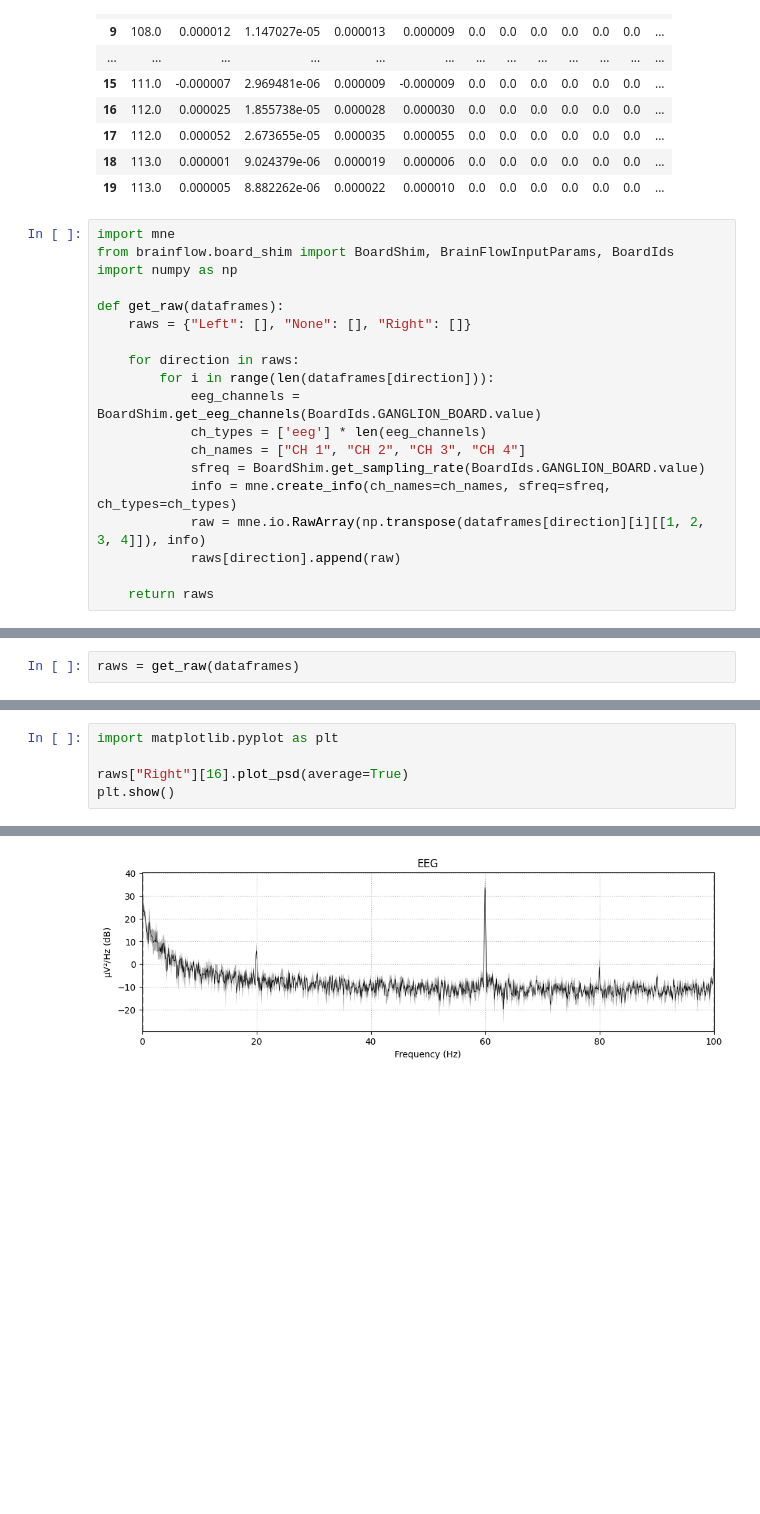
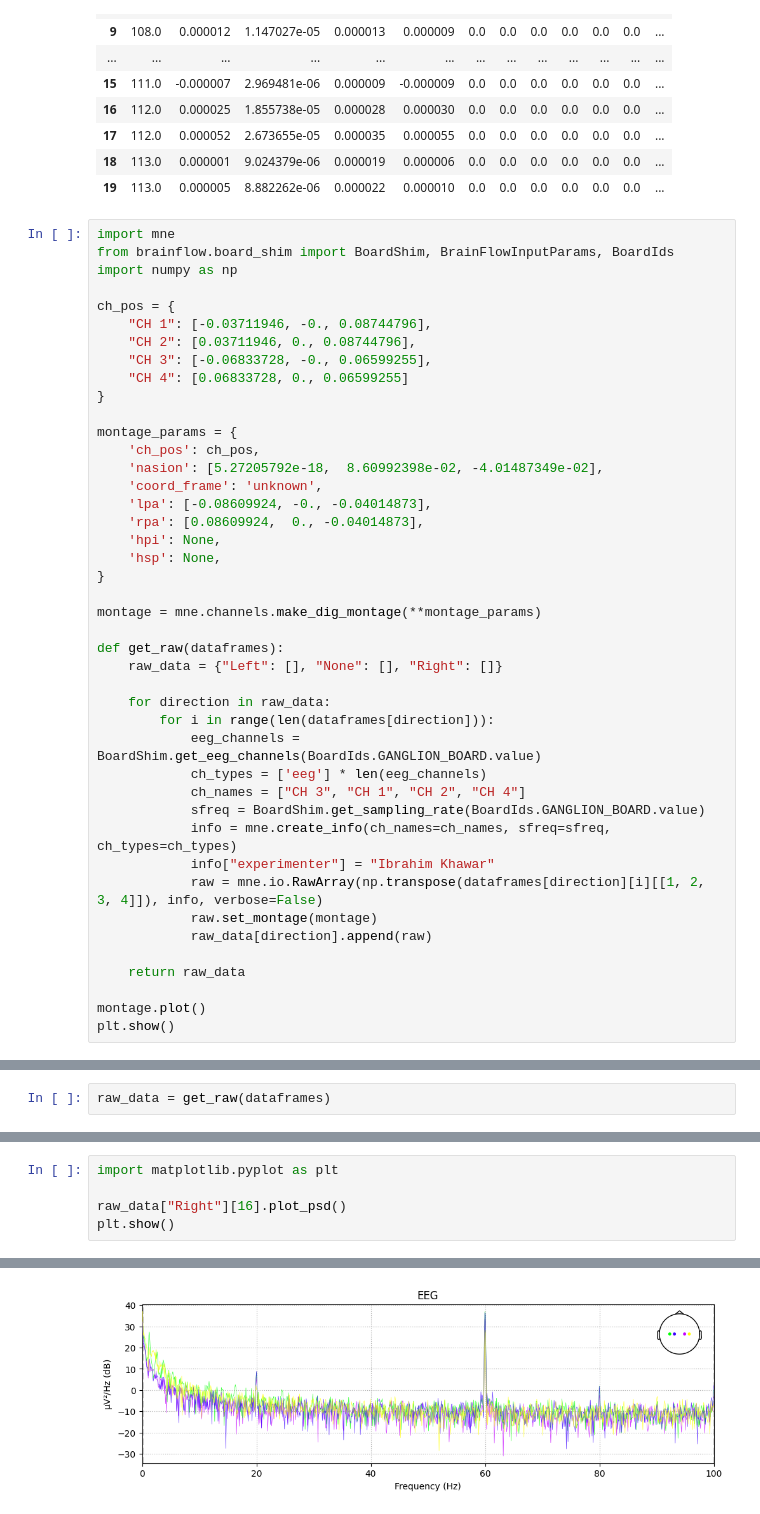
Before and after one commit to Ibrahim925/Light-Nesis, a Jupyter notebook: training.ipynb, the cells around one changed output, grey strips where cells are left out. Drawn from its saved outputs; the diff is of its cells as text; blank space fills up the shorter version.

Commit message:
Add montage and data filtering

```diff
--- a/training.ipynb
+++ b/training.ipynb
@@ -104,17 +111,41 @@ import mne
 from brainflow.board_shim import BoardShim, BrainFlowInputParams, BoardIds
 import numpy as np
 
+ch_pos = {
+    "CH 1": [-0.03711946, -0., 0.08744796],
+    "CH 2": [0.03711946, 0., 0.08744796],
+    "CH 3": [-0.06833728, -0., 0.06599255],
+    "CH 4": [0.06833728, 0., 0.06599255]
+}
+
+montage_params = {
+    'ch_pos': ch_pos,
+    'nasion': [5.27205792e-18,  8.60992398e-02, -4.01487349e-02],
+    'coord_frame': 'unknown',
+    'lpa': [-0.08609924, -0., -0.04014873],
+    'rpa': [0.08609924,  0., -0.04014873],
+    'hpi': None,
+    'hsp': None,
+}
+
+montage = mne.channels.make_dig_montage(**montage_params)
+
 def get_raw(dataframes):
-    raws = {"Left": [], "None": [], "Right": []}
+    raw_data = {"Left": [], "None": [], "Right": []}
 
-    for direction in raws:
+    for direction in raw_data:
         for i in range(len(dataframes[direction])):
             eeg_channels = BoardShim.get_eeg_channels(BoardIds.GANGLION_BOARD.value)
             ch_types = ['eeg'] * len(eeg_channels)
-            ch_names = ["CH 1", "CH 2", "CH 3", "CH 4"]
+            ch_names = ["CH 3", "CH 1", "CH 2", "CH 4"]
             sfreq = BoardShim.get_sampling_rate(BoardIds.GANGLION_BOARD.value)
             info = mne.create_info(ch_names=ch_names, sfreq=sfreq, ch_types=ch_types)
-            raw = mne.io.RawArray(np.transpose(dataframes[direction][i][[1, 2, 3, 4]]), info)
-            raws[direction].append(raw)
+            info["experimenter"] = "Ibrahim Khawar"
+            raw = mne.io.RawArray(np.transpose(dataframes[direction][i][[1, 2, 3, 4]]), info, verbose=False)
+            raw.set_montage(montage)
+            raw_data[direction].append(raw)
 
-    return raws
+    return raw_data
+
+montage.plot()
+plt.show()
@@ -121,2 +157,2 @@ def get_raw(dataframes):
 # %%
-raws = get_raw(dataframes)
+raw_data = get_raw(dataframes)
@@ -141,8 +173,8 @@ Ready.
 # %%
 import matplotlib.pyplot as plt
 
-raws["Right"][16].plot_psd(average=True)
+raw_data["Right"][16].plot_psd()
 plt.show()
 # %% [output]
 Effective window size : 10.240 (s)
-[figure, old version]
+[figure, new version]
```
Also changed, not shown: parts of 10 cells of this notebook.
